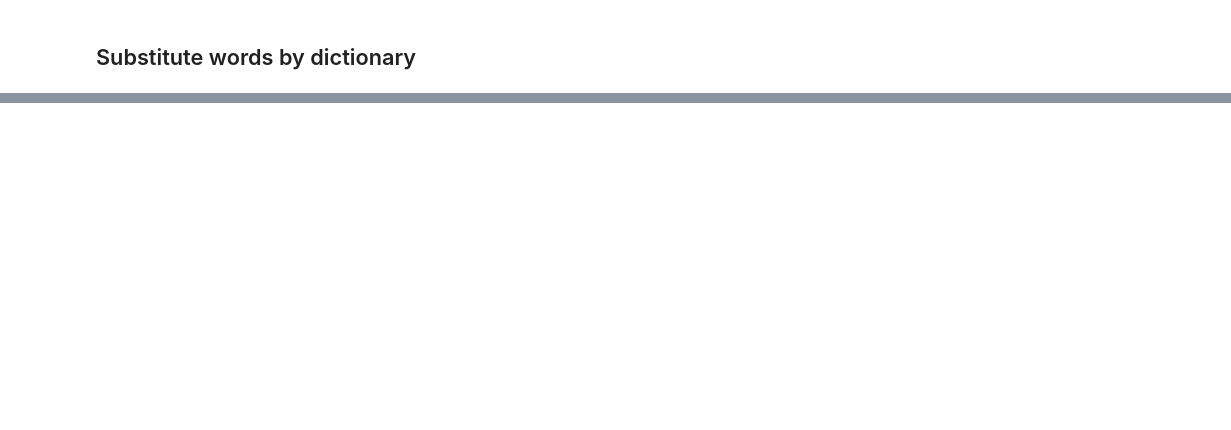
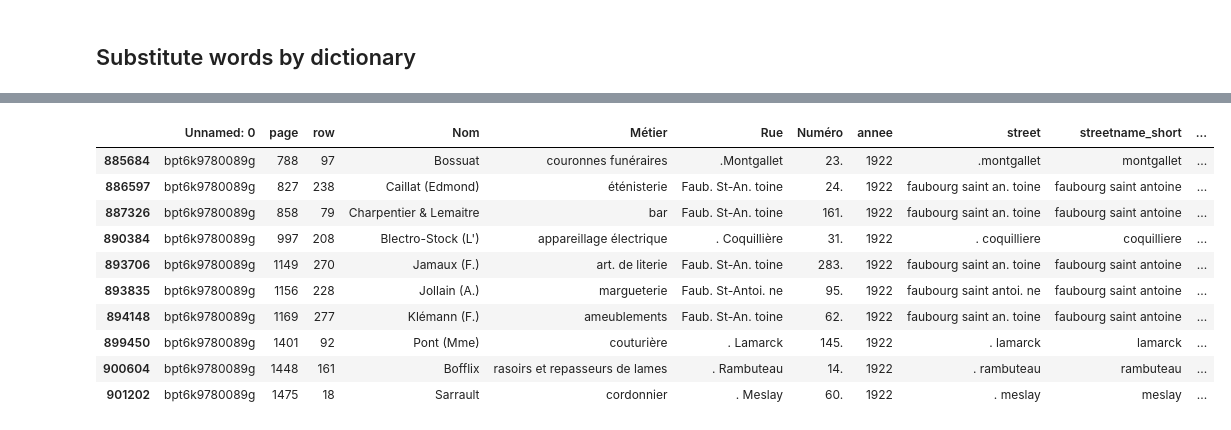
Before and after one commit to leamarxen/Paris_City_Project, a Jupyter notebook: Alignment.ipynb, the cells around one changed output, grey strips where cells are left out. Saved outputs shown, nothing was run; the diff lists cells and outputs as text; code cells hidden in the pictures; blank space fills up the shorter version.

Commit message:
modularised preprocessing and alignment

```diff
--- a/Alignment.ipynb
+++ b/Alignment.ipynb
@@ -161,7 +24,10 @@ def align_on_column(df_not_aligned, df_streets, df_aligned=pd.DataFrame(), merge
 # %%
-long_aligned, not_aligned = align_on_column(bottins, streets, mergeOnLeft="Rue_no_abbr", mergeOnRight=["streetname"])
-short_aligned, not_aligned = align_on_column(df_not_aligned = not_aligned, df_streets= streets,
-                    mergeOnLeft="Rue_no_abbr", mergeOnRight=["streetname_short"])
+long_aligned, not_aligned = align_on_column(df_not_aligned = bottins, df_streets = streets,
+                    mergeOnLeft="street", mergeOnRight="streetname", align_method="perfect")
+u_short_aligned, not_aligned = align_on_column(df_not_aligned = not_aligned, df_streets= unique_short_s,
+                    mergeOnLeft="street", mergeOnRight="streetname_short", align_method="perfect short")
+nu_short_aligned, not_aligned = align_on_column(df_not_aligned = not_aligned, df_streets= non_unique_short_s,
+                    mergeOnLeft="street", mergeOnRight="streetname_short", align_method="perfect short")
 # %% [output]
 A value is trying to be set on a copy of a slice from a DataFrame.
 Try using .loc[row_indexer,col_indexer] = value instead
@@ -199,6 +66,11 @@ not_aligned["Rue_no_abbr"] = not_aligned["Rue_no_abbr"].apply(substitute_words_b
 # %%
 long_aligned, not_aligned = align_on_column(df_not_aligned = not_aligned, df_streets= streets,
-                    df_aligned = long_aligned, mergeOnLeft="Rue_no_abbr", mergeOnRight=["streetname"])
-short_aligned, not_aligned = align_on_column(df_not_aligned = not_aligned, df_streets= streets,
-                    df_aligned = short_aligned, mergeOnLeft="Rue_no_abbr", mergeOnRight=["streetname_short"])
+                    df_aligned = long_aligned, mergeOnLeft="street", mergeOnRight="streetname",
+                    align_method="perfect")
+u_short_aligned, not_aligned = align_on_column(df_not_aligned = not_aligned, df_streets= unique_short_s,
+                    df_aligned= u_short_aligned, mergeOnLeft="street", mergeOnRight="streetname_short",
+                    align_method="perfect short")
+nu_short_aligned, not_aligned = align_on_column(df_not_aligned = not_aligned, df_streets= non_unique_short_s,
+                    df_aligned= nu_short_aligned, mergeOnLeft="street", mergeOnRight="streetname_short",
+                    align_method="perfect short")
 # %% [output]
@@ -286,0 +144,6 @@ set([x for x in not_aligned["Rue_no_abbr"] if "j. j." in x])
+# %%
+replace_spaces = {"\ ":"", "\|":"", "\.":"", "\:":"", "\'":""}
+not_aligned["no_spaces"] = not_aligned["street"].replace(replace_spaces, regex=True)
+streets["no_spaces_long"] = streets["streetname"].replace(replace_spaces, regex=True)
+unique_short_s["no_spaces_short"] = unique_short_s["streetname_short"].replace(replace_spaces, regex=True)
+non_unique_short_s["no_spaces_short"] = non_unique_short_s["streetname_short"].replace(replace_spaces, regex=True)
@@ -286,0 +159,10 @@ set([x for x in not_aligned["Rue_no_abbr"] if "j. j." in x])
+# %%
+long_aligned, not_aligned = align_on_column(df_not_aligned = not_aligned, df_streets= streets,
+                    df_aligned = long_aligned, mergeOnLeft="no_spaces", mergeOnRight="no_spaces_long",
+                    align_method="no spaces perfect")
+u_short_aligned, not_aligned = align_on_column(df_not_aligned = not_aligned, df_streets= unique_short_s,
+                    df_aligned = u_short_aligned, mergeOnLeft="no_spaces", mergeOnRight="no_spaces_short",
+                    align_method="no spaces perfect short")
+nu_short_aligned, not_aligned = align_on_column(df_not_aligned = not_aligned, df_streets= non_unique_short_s,
+                    df_aligned = nu_short_aligned, mergeOnLeft="no_spaces", mergeOnRight="no_spaces_short",
+                    align_method="no spaces perfect short")
@@ -286,0 +181,14 @@ set([x for x in not_aligned["Rue_no_abbr"] if "j. j." in x])
+# %%
+nu_short_aligned.tail(10)
+# %% [output]
+|  | Unnamed: 0 | page | row | Nom | Métier | Rue | Numéro | annee | street | streetname_short | ... |
+| 885684 | bpt6k9780089g | 788 | 97 | Bossuat | couronnes funéraires | .Montgallet | 23. | 1922 | .montgallet | montgallet | ... |
+| 886597 | bpt6k9780089g | 827 | 238 | Caillat (Edmond) | éténisterie | Faub. St-An. toine | 24. | 1922 | faubourg saint an. toine | faubourg saint antoine | ... |
+| 887326 | bpt6k9780089g | 858 | 79 | Charpentier & Lemaitre | bar | Faub. St-An. toine | 161. | 1922 | faubourg saint an. toine | faubourg saint antoine | ... |
+| 890384 | bpt6k9780089g | 997 | 208 | Blectro-Stock (L') | appareillage électrique | . Coquillière | 31. | 1922 | . coquilliere | coquilliere | ... |
+| 893706 | bpt6k9780089g | 1149 | 270 | Jamaux (F.) | art. de literie | Faub. St-An. toine | 283. | 1922 | faubourg saint an. toine | faubourg saint antoine | ... |
+| 893835 | bpt6k9780089g | 1156 | 228 | Jollain (A.) | margueterie | Faub. St-Antoi. ne | 95. | 1922 | faubourg saint antoi. ne | faubourg saint antoine | ... |
+| 894148 | bpt6k9780089g | 1169 | 277 | Klémann (F.) | ameublements | Faub. St-An. toine | 62. | 1922 | faubourg saint an. toine | faubourg saint antoine | ... |
+| 899450 | bpt6k9780089g | 1401 | 92 | Pont (Mme) | couturière | . Lamarck | 145. | 1922 | . lamarck | lamarck | ... |
+| 900604 | bpt6k9780089g | 1448 | 161 | Bofflix | rasoirs et repasseurs de lames | . Rambuteau | 14. | 1922 | . rambuteau | rambuteau | ... |
+| 901202 | bpt6k9780089g | 1475 | 18 | Sarrault | cordonnier | . Meslay | 60. | 1922 | . meslay | meslay | ... |
```
Also changed, not shown: parts of 25 cells of this notebook, 6 other files.
